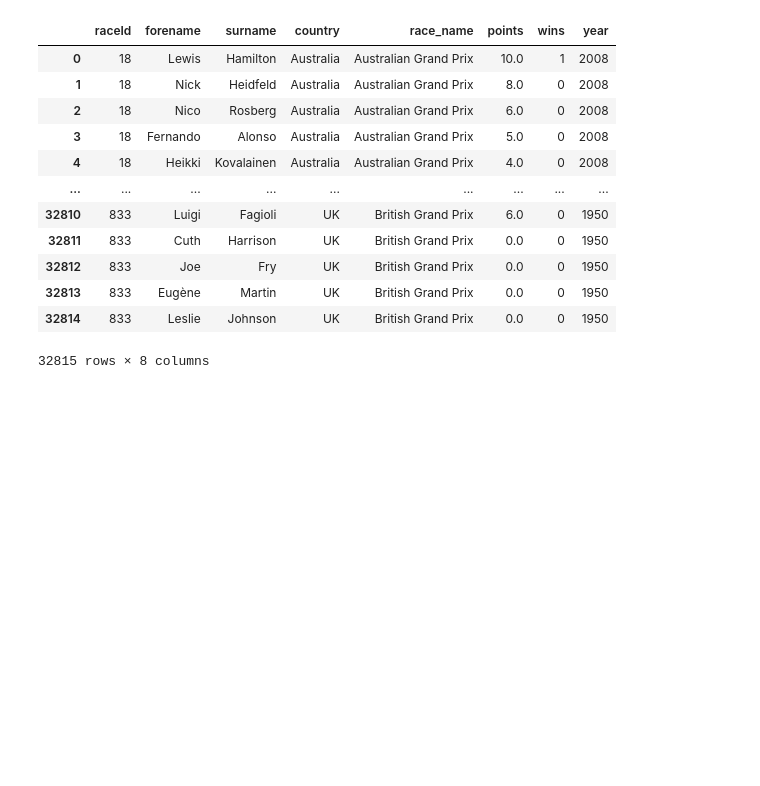
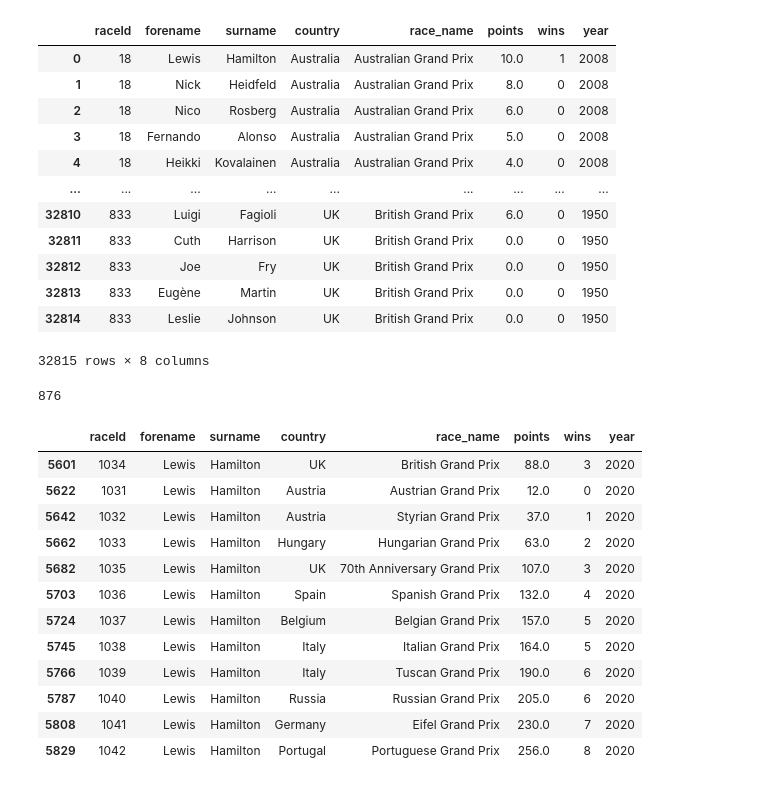
Before and after one commit to Vincent-glitch/ML-Project, a Jupyter notebook: notebooks/Formula.ipynb, the cells around one changed output. Cells and saved outputs as stored; diff of their text form; code cells hidden in the pictures; blank space fills up the shorter version.

```diff
--- a/notebooks/Formula.ipynb
+++ b/notebooks/Formula.ipynb
@@ -174,3 +208,26 @@ Drivers_Race_Data
 32815 rows × 8 columns
 # %%
 Drivers_Race_Data.to_csv("../data/Modified/Driver_Race_Data.csv",index=False,header=True)
+# %%
+# Drivers_Race_Data['lewis','points']
+Drivers_Race_Data = Drivers_Race_Data.loc[Drivers_Race_Data['forename']=='Lewis']
+# %%
+Drivers_Race_Data['wins'].sum()
+# %% [output]
+876
+# %%
+Drivers_Race_Data.loc[Drivers_Race_Data['year']==2020]
+# %% [output]
+|  | raceId | forename | surname | country | race_name | points | wins | year |
+| 5601 | 1034 | Lewis | Hamilton | UK | British Grand Prix | 88.0 | 3 | 2020 |
+| 5622 | 1031 | Lewis | Hamilton | Austria | Austrian Grand Prix | 12.0 | 0 | 2020 |
+| 5642 | 1032 | Lewis | Hamilton | Austria | Styrian Grand Prix | 37.0 | 1 | 2020 |
+| 5662 | 1033 | Lewis | Hamilton | Hungary | Hungarian Grand Prix | 63.0 | 2 | 2020 |
+| 5682 | 1035 | Lewis | Hamilton | UK | 70th Anniversary Grand Prix | 107.0 | 3 | 2020 |
+| 5703 | 1036 | Lewis | Hamilton | Spain | Spanish Grand Prix | 132.0 | 4 | 2020 |
+| 5724 | 1037 | Lewis | Hamilton | Belgium | Belgian Grand Prix | 157.0 | 5 | 2020 |
+| 5745 | 1038 | Lewis | Hamilton | Italy | Italian Grand Prix | 164.0 | 5 | 2020 |
+| 5766 | 1039 | Lewis | Hamilton | Italy | Tuscan Grand Prix | 190.0 | 6 | 2020 |
+| 5787 | 1040 | Lewis | Hamilton | Russia | Russian Grand Prix | 205.0 | 6 | 2020 |
+| 5808 | 1041 | Lewis | Hamilton | Germany | Eifel Grand Prix | 230.0 | 7 | 2020 |
+| 5829 | 1042 | Lewis | Hamilton | Portugal | Portuguese Grand Prix | 256.0 | 8 | 2020 |
```
Also changed, not shown: parts of 7 cells of this notebook.
